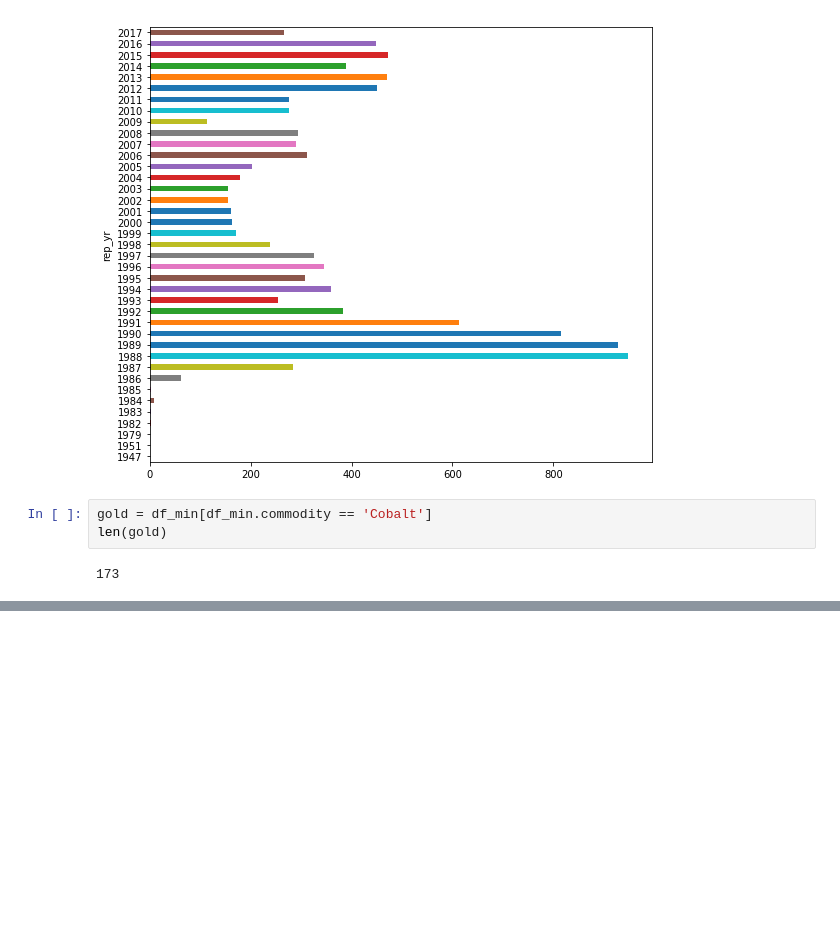
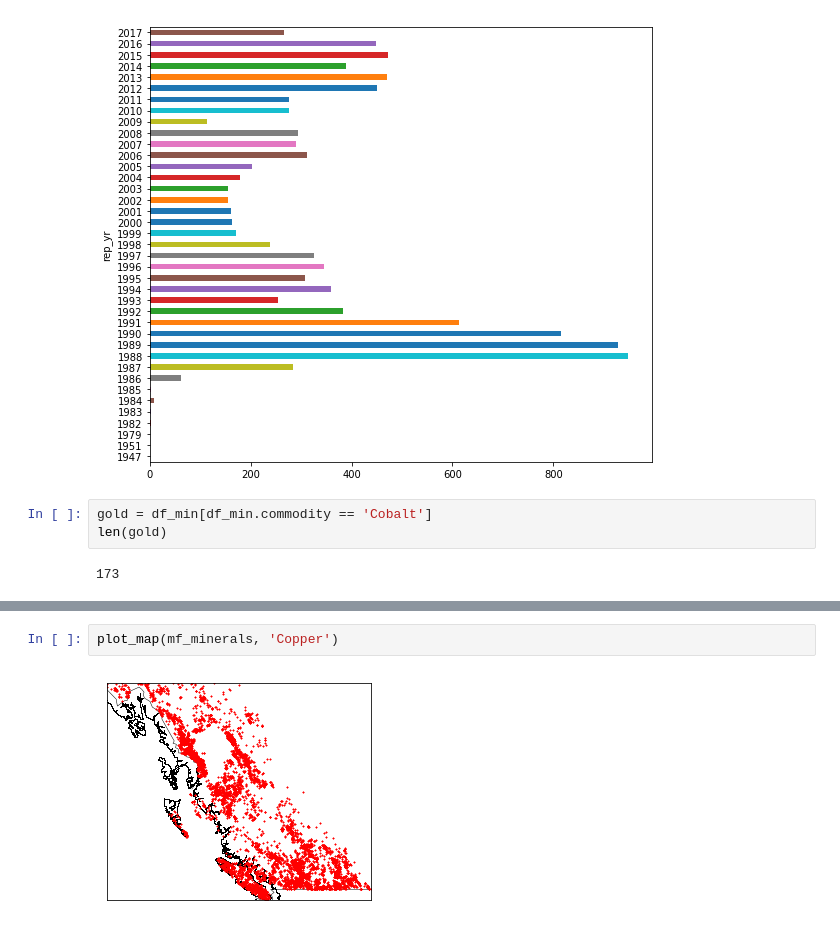
Before and after one commit to produvia/mapo, a Jupyter notebook: EDA/2018-04-01-minfile-analysis-datestamps.ipynb, the cells around one changed output, grey strips where cells are left out. Drawn from its saved outputs; the diff is of its cells as text; blank space fills up the shorter version.

```diff
--- a/EDA/2018-04-01-minfile-analysis-datestamps.ipynb
+++ b/EDA/2018-04-01-minfile-analysis-datestamps.ipynb
@@ -242,0 +295,4 @@ len(gold)
+# %%
+plot_map(mf_minerals, 'Copper')
+# %% [output]
+[figure, added]
```
Also changed, not shown: parts of 15 cells of this notebook.
